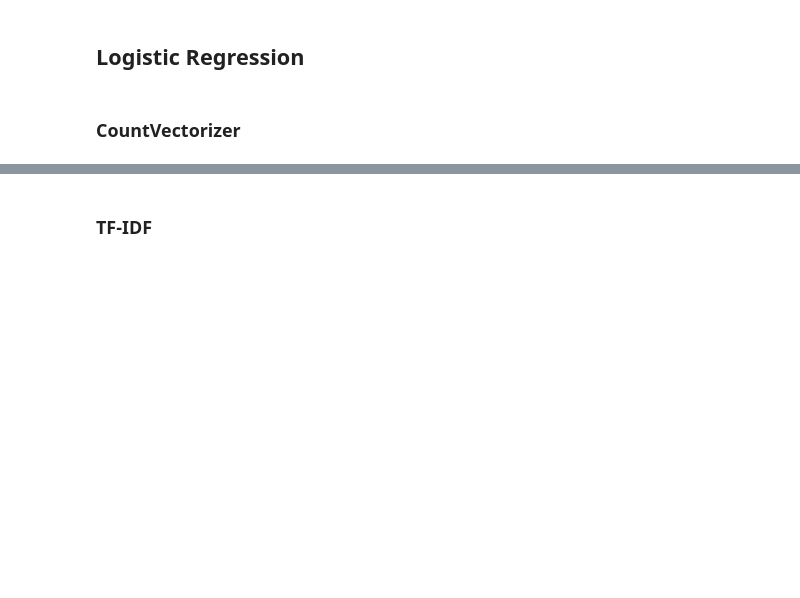
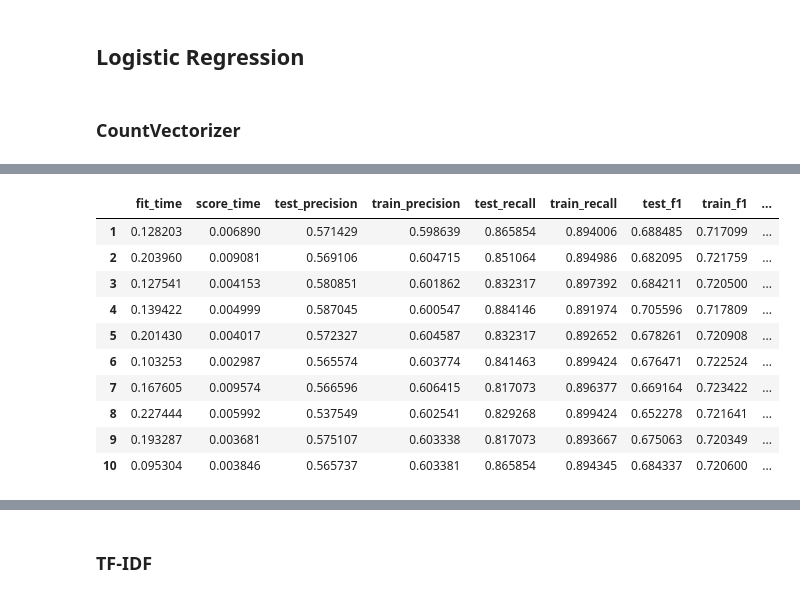
Before and after one commit to B-dogan/NLP-Sentiment-Analysis, a Jupyter notebook: NLP_Sentiment_Analysis_Project.ipynb, the cells around one changed output, grey strips where cells are left out. Cells and saved outputs as stored; diff of their text form; code cells hidden in the pictures; blank space fills up the shorter version.

```diff
--- a/NLP_Sentiment_Analysis_Project.ipynb
+++ b/NLP_Sentiment_Analysis_Project.ipynb
@@ -565,0 +634,19 @@ In the next step we create a numerical feature vector for each document:
+# %%
+scoring = ['precision','recall','f1','accuracy']
+# %%
+model = LogisticRegression(C = 0.02, max_iter=1000,class_weight='balanced',random_state=42)
+scores = cross_validate(model, X_train_count, y_train, scoring = scoring, cv = 10, return_train_score=True)
+df_scores = pd.DataFrame(scores, index = range(1, 11))
+df_scores
+# %% [output]
+|  | fit_time | score_time | test_precision | train_precision | test_recall | train_recall | test_f1 | train_f1 | ... |
+| 1 | 0.128203 | 0.006890 | 0.571429 | 0.598639 | 0.865854 | 0.894006 | 0.688485 | 0.717099 | ... |
+| 2 | 0.203960 | 0.009081 | 0.569106 | 0.604715 | 0.851064 | 0.894986 | 0.682095 | 0.721759 | ... |
+| 3 | 0.127541 | 0.004153 | 0.580851 | 0.601862 | 0.832317 | 0.897392 | 0.684211 | 0.720500 | ... |
+| 4 | 0.139422 | 0.004999 | 0.587045 | 0.600547 | 0.884146 | 0.891974 | 0.705596 | 0.717809 | ... |
+| 5 | 0.201430 | 0.004017 | 0.572327 | 0.604587 | 0.832317 | 0.892652 | 0.678261 | 0.720908 | ... |
+| 6 | 0.103253 | 0.002987 | 0.565574 | 0.603774 | 0.841463 | 0.899424 | 0.676471 | 0.722524 | ... |
+| 7 | 0.167605 | 0.009574 | 0.566596 | 0.606415 | 0.817073 | 0.896377 | 0.669164 | 0.723422 | ... |
+| 8 | 0.227444 | 0.005992 | 0.537549 | 0.602541 | 0.829268 | 0.899424 | 0.652278 | 0.721641 | ... |
+| 9 | 0.193287 | 0.003681 | 0.575107 | 0.603338 | 0.817073 | 0.893667 | 0.675063 | 0.720349 | ... |
+| 10 | 0.095304 | 0.003846 | 0.565737 | 0.603381 | 0.865854 | 0.894345 | 0.684337 | 0.720600 | ... |
```
Also changed, not shown: parts of 21 cells of this notebook.
